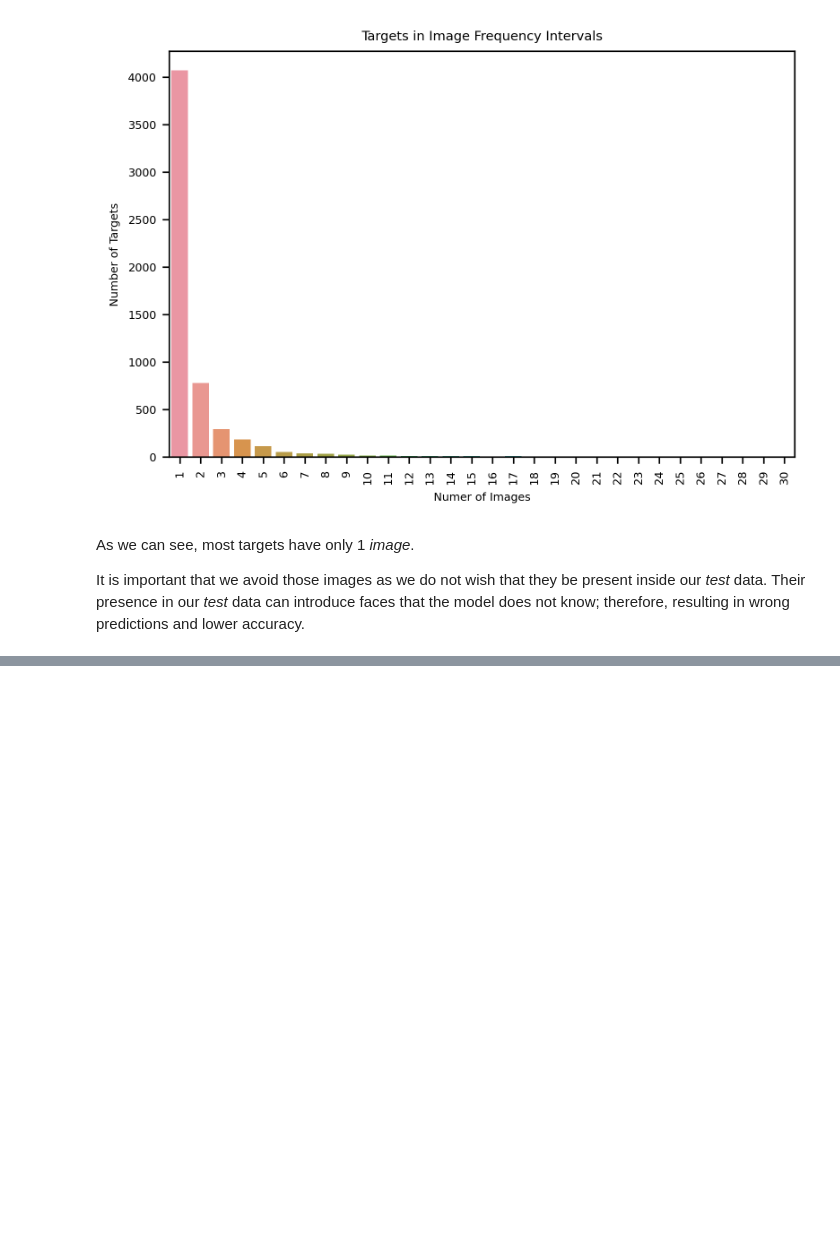
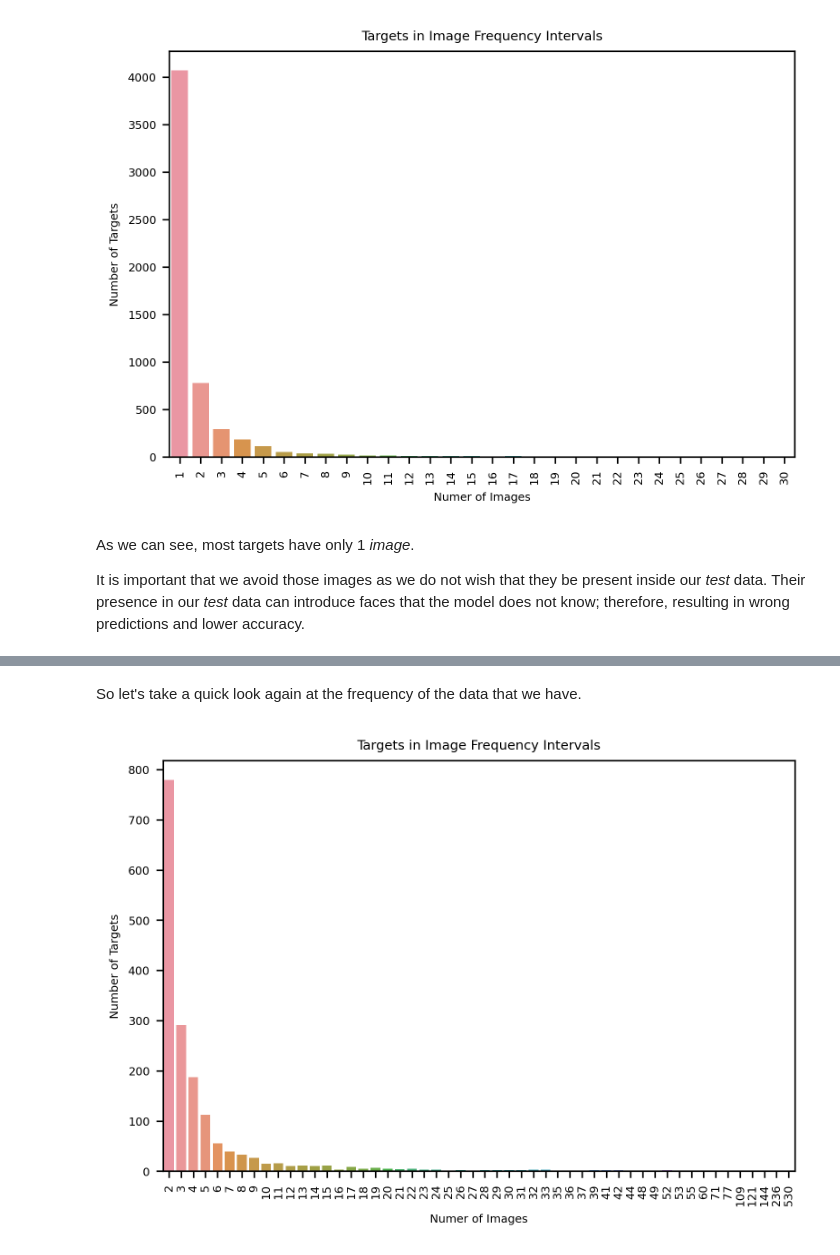
Before and after one commit to nizarmah/oracle, a Jupyter notebook: main.ipynb, the cells around one changed output, grey strips where cells are left out. Saved outputs shown, nothing was run; the diff lists cells and outputs as text; code cells hidden in the pictures; blank space fills up the shorter version.

```diff
--- a/main.ipynb
+++ b/main.ipynb
@@ -138,0 +144,6 @@ Their presence in our *test* data can introduce faces that the model does not kn
+# %%
+targets_with_one_img = num_imgs_per_pid[num_imgs_per_pid == 1]
+
+filtered_df = df[df['pid'].map(lambda x: x not in targets_with_one_img)]
+
+filtered_df
@@ -138,0 +164,8 @@ Their presence in our *test* data can introduce faces that the model does not kn
+# %% [markdown]
+So let's take a quick look again at the frequency of the data that we have.
+# %%
+num_imgs_per_pid = filtered_df['pid'].value_counts()
+
+plot_num_imgs_per_pid(num_imgs_per_pid, num_imgs_per_pid.unique())
+# %% [output]
+[figure, added]
```
Also changed, not shown: parts of 11 cells of this notebook.
